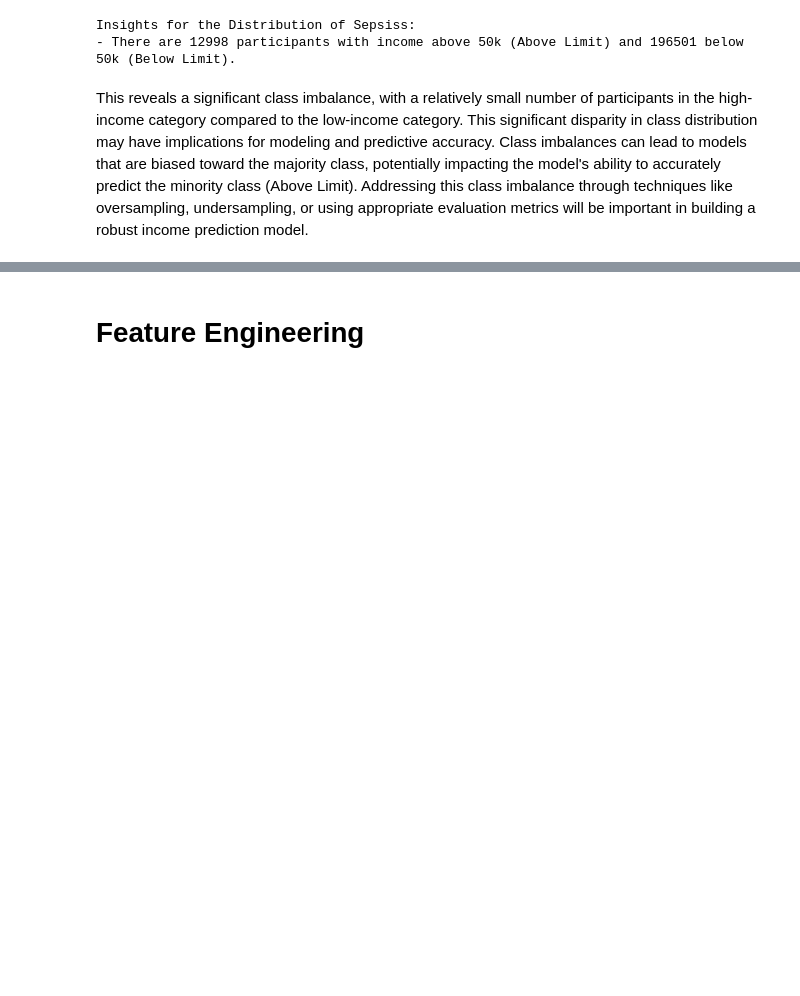
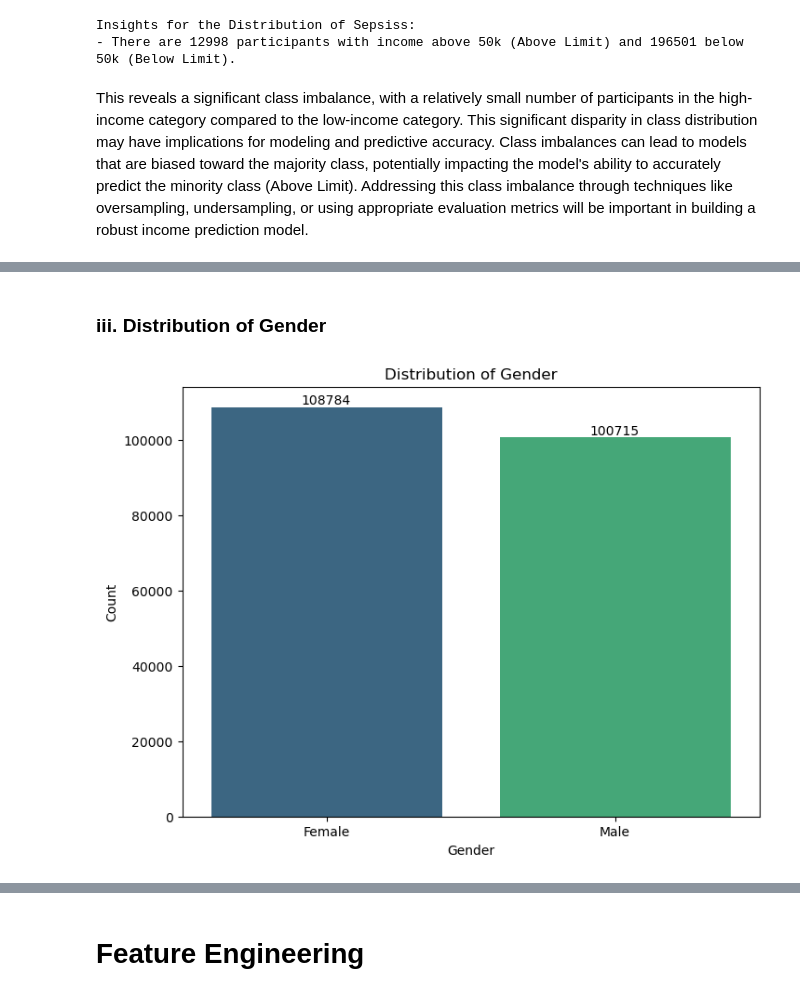
Before and after one commit to rasmodev/Income-Prediction-Challenge-For-Azubian, a Jupyter notebook: dev/Income_Prediction.ipynb, the cells around one changed output, grey strips where cells are left out. Saved outputs shown, nothing was run; the diff lists cells and outputs as text; code cells hidden in the pictures; blank space fills up the shorter version.

```diff
--- a/dev/Income_Prediction.ipynb
+++ b/dev/Income_Prediction.ipynb
@@ -942,0 +980,20 @@ This reveals a significant class imbalance, with a relatively small number of pa
+# %% [markdown]
+### iii. Distribution of Gender
+# %%
+# Calculate the count of each category in 'gender'
+gender_counts = train_df['gender'].value_counts()
+
+# Countplot for 'gender'
+plt.figure(figsize=(8, 6))
+sns.countplot(x='gender', data=train_df, palette='viridis')
+plt.title('Distribution of Gender')
+plt.xlabel('Gender')
+plt.ylabel('Count')
+
+# Display the count on top of each bar
+for index, value in enumerate(gender_counts):
+    plt.text(index, value + 100, str(value), ha='center', va='bottom', fontsize=10, color='black')
+
+plt.show()
+# %% [output]
+[figure, added]
```
Also changed, not shown: parts of 62 cells of this notebook.
